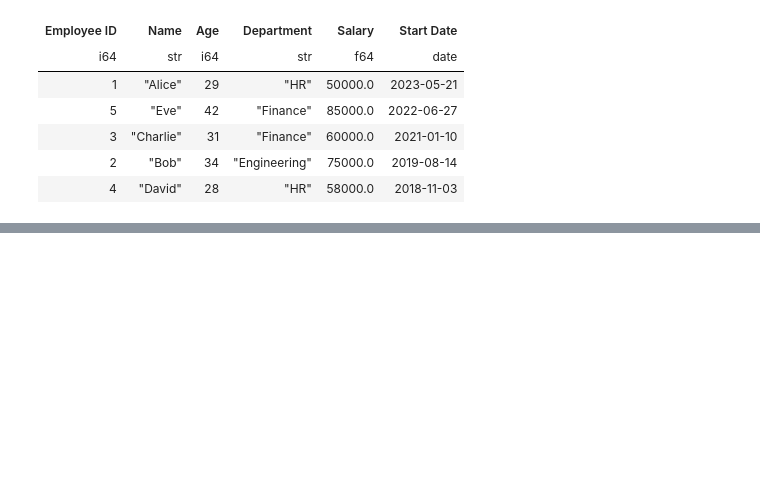
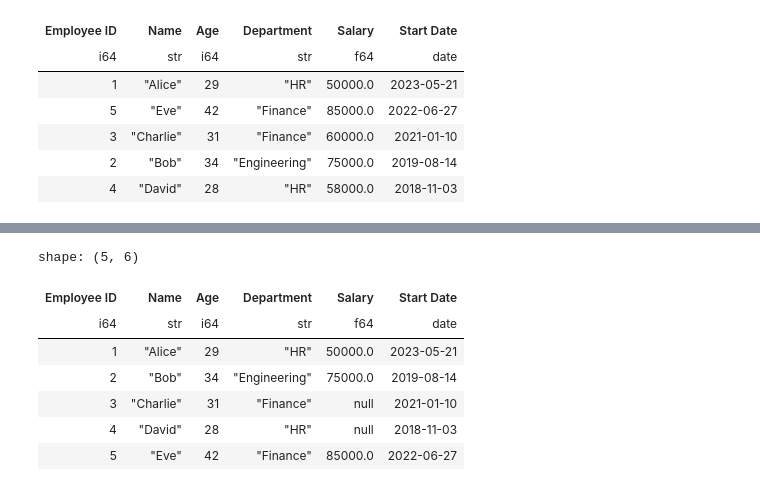
Before and after one commit to imdwipayana/Battlefield, a Jupyter notebook: Polars/BugBytes/An Introduction to Polars/An Introduction to Polars.ipynb, the cells around one changed output, grey strips where cells are left out. Saved outputs shown, nothing was run; the diff lists cells and outputs as text; code cells hidden in the pictures; blank space fills up the shorter version.

```diff
--- a/Polars/BugBytes/An Introduction to Polars/An Introduction to Polars.ipynb
+++ b/Polars/BugBytes/An Introduction to Polars/An Introduction to Polars.ipynb
@@ -281,0 +310,20 @@ shape: (5, 6)
+# %%
+df = pl.DataFrame({
+    "Employee ID": [1,2,3,4,5],
+    "Name": ["Alice","Bob","Charlie","David","Eve"],
+    "Age": [29, 34, 31, 28, 42],
+    "Department": ["HR", "Engineering", "Finance", "HR", "Finance"],
+    "Salary": [50000.0, 75000.0, None, None, 85000.0],
+    "Start Date": [date(2023,5,21), date(2019,8,14), date(2021,1,10), date(2018,11,3), date(2022,6,27)]
+})
+# %%
+df
+# %% [output]
+shape: (5, 6)
+| Employee ID | Name | Age | Department | Salary | Start Date |
+| i64 | str | i64 | str | f64 | date |
+| 1 | "Alice" | 29 | "HR" | 50000.0 | 2023-05-21 |
+| 2 | "Bob" | 34 | "Engineering" | 75000.0 | 2019-08-14 |
+| 3 | "Charlie" | 31 | "Finance" | null | 2021-01-10 |
+| 4 | "David" | 28 | "HR" | null | 2018-11-03 |
+| 5 | "Eve" | 42 | "Finance" | 85000.0 | 2022-06-27 |
```
Also changed, not shown: parts of 11 cells of this notebook.
